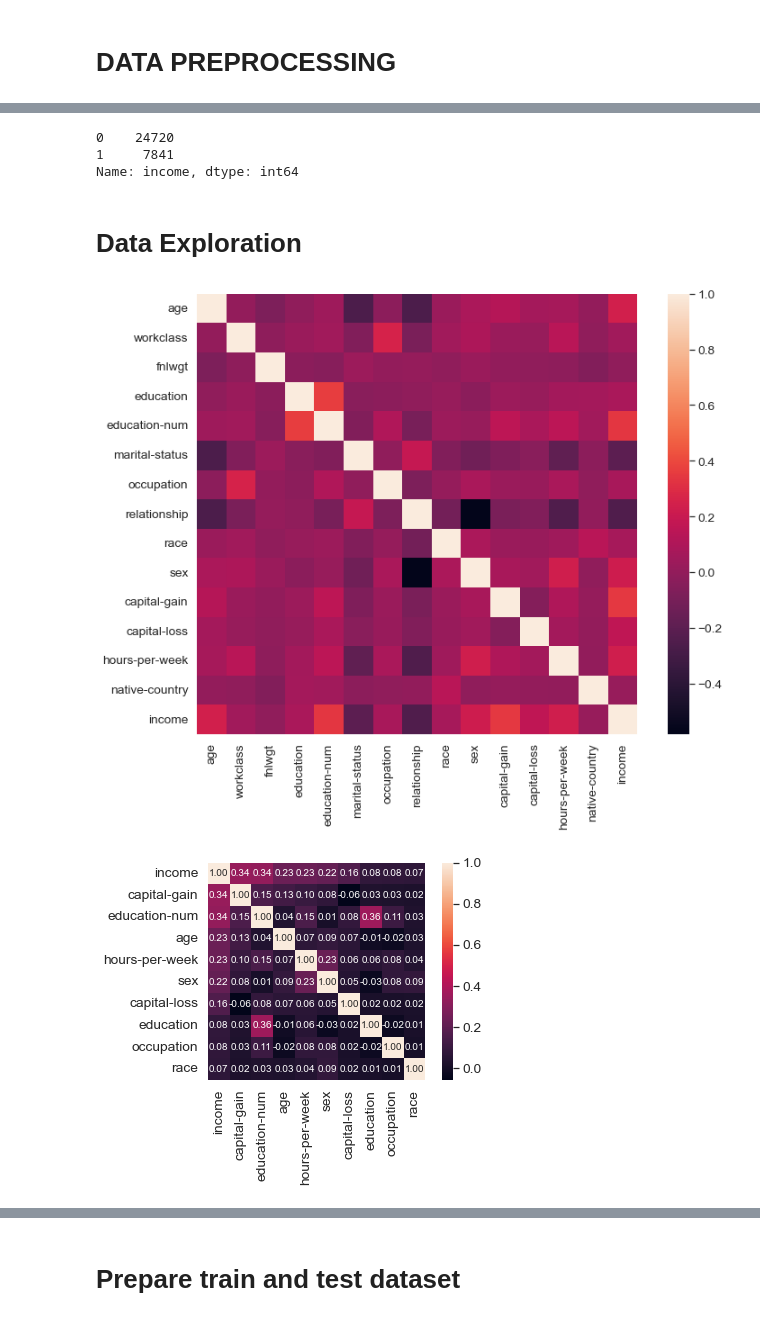
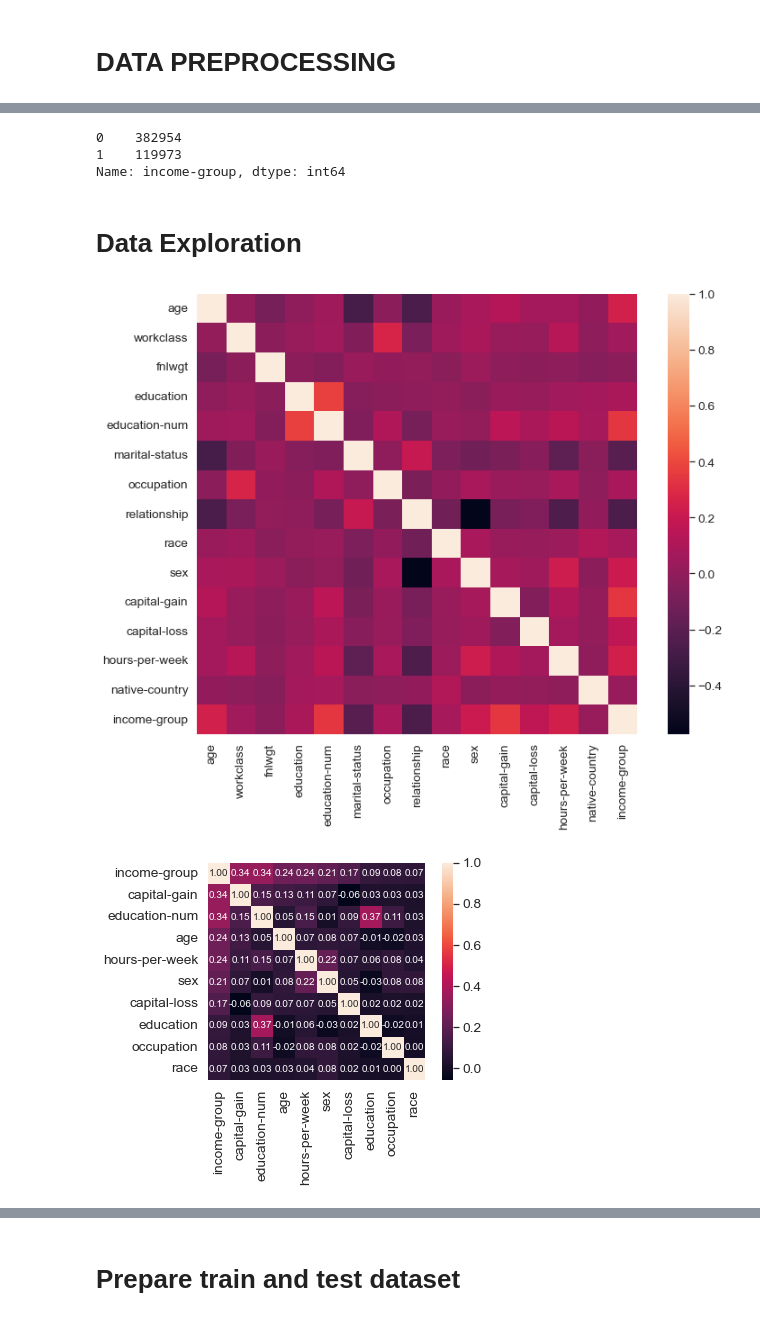
Before and after one commit to adriangohjw/CZ4032-Data-Mining-and-Analytics, a Jupyter notebook: Adults/classification.ipynb, the cells around one changed output, grey strips where cells are left out. Drawn from its saved outputs; the diff is of its cells as text; code cells hidden in the pictures.

Commit message:
adult dataset

```diff
--- a/Adults/classification.ipynb
+++ b/Adults/classification.ipynb
@@ -5,7 +5,7 @@ import pandas as pd
 import numpy as np
 from sklearn.model_selection import train_test_split
 # %%
-data = pd.read_csv('adult.csv', na_values=['#NAME ?'])
+data = pd.read_csv('data_cleaned.csv', na_values=['#NAME ?'])
 data.head()
 # %% [output]
 |  | age | workclass | fnlwgt | education | education-num | marital-status | occupation | relationship | ... |
@@ -84,10 +84,10 @@ data.head()
 # %%
 #get to view our our diagnosis column values are distributed
-data['income'].value_counts()
+data['income-group'].value_counts()
 # %% [output]
-0    24720
-1     7841
-Name: income, dtype: int64
+0    382954
+1    119973
+Name: income-group, dtype: int64
 # %% [markdown]
 # Data Exploration
 # %%
@@ -98,17 +98,17 @@ corrmat = data.corr()
 f, ax = plt.subplots(figsize=(12, 9))
 sns.heatmap(corrmat, vmax=1, square=True);
 # %% [output]
-[figure, old version]
+[figure, new version]
 # %%
 #saleprice correlation matrix
 k = 10 #number of variables for heatmap
-cols = corrmat.nlargest(k, 'income')['income'].index
+cols = corrmat.nlargest(k, 'income-group')['income-group'].index
 cm = np.corrcoef(data[cols].values.T)
 sns.set(font_scale=1.25)
 hm = sns.heatmap(cm, cbar=True, annot=True, square=True, fmt='.2f', annot_kws={'size': 10}, yticklabels=cols.values, xticklabels=cols.values)
 plt.show()
 # %% [output]
-[figure, old version]
+[figure, new version]
 # %%
 #Remove correlation below 0.1
 data.drop('race',axis=1,inplace=True)
```
Also changed, not shown: parts of 31 cells of this notebook, 2 other files.
